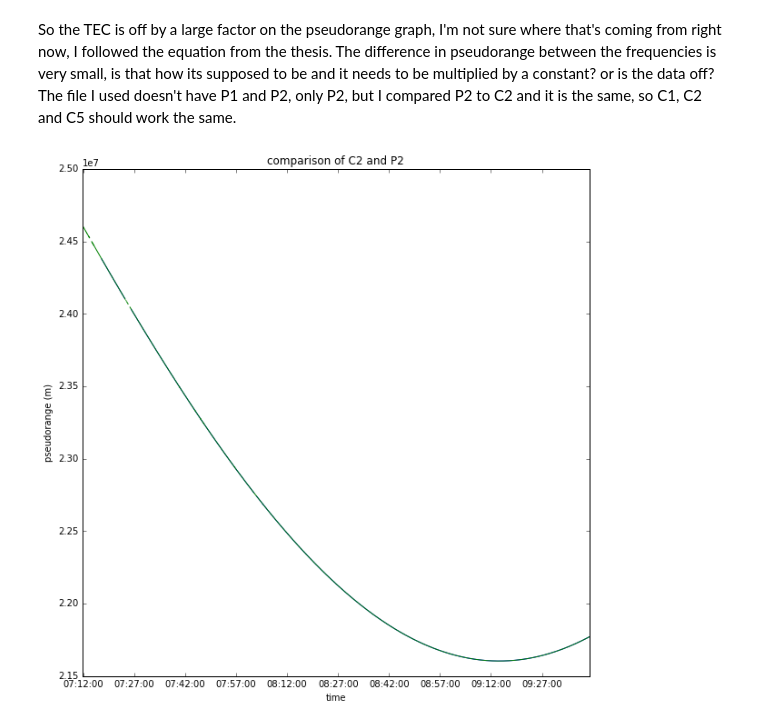
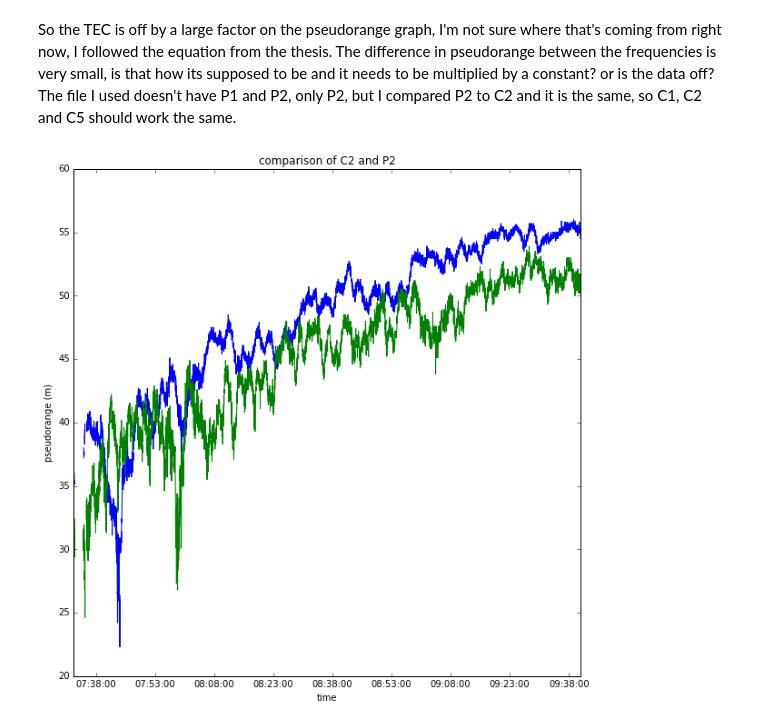
Before and after one commit to jswoboda/MahaliPlotting, a Jupyter notebook: read rinex demo/ReadRinex Demo.ipynb, the cells around one changed output. Cells and saved outputs as stored; diff of their text form; code cells hidden in the pictures.

Commit message:
more plots in the rideout method ipynb

```diff
--- a/read rinex demo/ReadRinex Demo.ipynb
+++ b/read rinex demo/ReadRinex Demo.ipynb
@@ -82,16 +82,16 @@ So the TEC is off by a large factor on the pseudorange graph, I'm not sure where
 # %%
 fig2 = plt.figure(figsize = (10,10))
 
 ax = plt.subplot()
 ax.xaxis.set_major_formatter(fmt)
 ax.autoscale_view()
 
 plt.xlabel('time')
 plt.ylabel('pseudorange (m)')
 plt.title('comparison of C2 and P2')
 
-plt.plot(data[:,sv_of_interest,'P2','data'])
-plt.plot(data[:,sv_of_interest,'C2','data'])
+plt.plot(data[:,sv_of_interest,'S5','data'])
+plt.plot(data[:,sv_of_interest,'S1','data'])
 plt.show()
 # %% [output]
-[figure, old version]
+[figure, new version]
```
Also changed, not shown: parts of 1 cell of this notebook.
